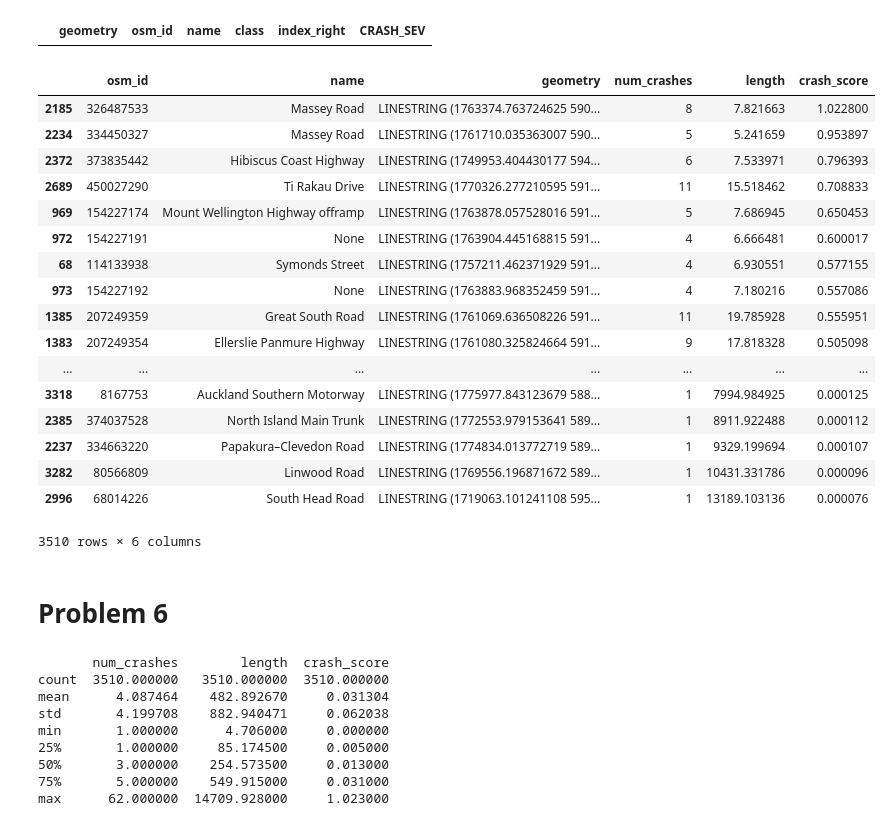
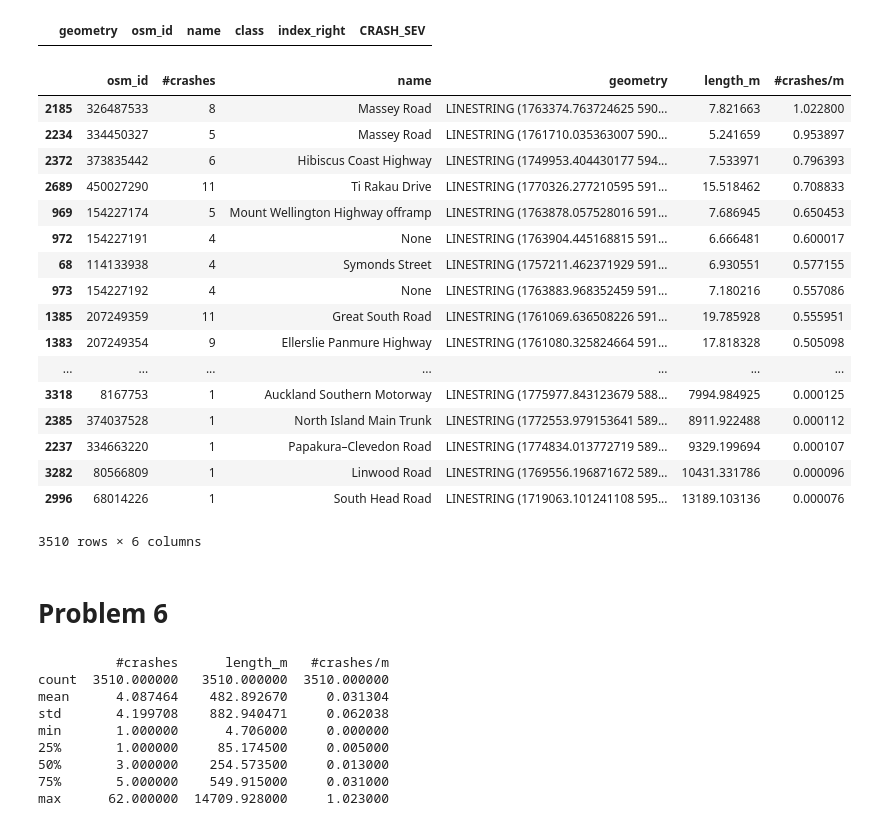
Before and after one commit to araichev/pyclub, a Jupyter notebook: homework_solutions/homework_05_solutions.ipynb, the cells around one changed output. Drawn from its saved outputs; the diff is of its cells as text; code cells hidden in the pictures.

```diff
--- a/homework_solutions/homework_05_solutions.ipynb
+++ b/homework_solutions/homework_05_solutions.ipynb
@@ -163,41 +154,39 @@ f[f['osm_id'] == oid]
 # %%
 # Assign crash scores to roads
 
-f['num_crashes'] = 1
-#s = {'M': 1, 'S': 2, 'F': 3}
-#f['num_crashes_weighted'] = f['CRASH_SEV'].map(s)
+f['#crashes'] = 1
 
 g = f.groupby('osm_id').agg({
     'geometry': 'first',
     'name': 'first',
-    'num_crashes': 'sum',
+    '#crashes': 'sum',
 #    'num_crashes_weighted': 'sum',
     }).reset_index()
 
 g = gpd.GeoDataFrame(g, crs=CRS_NZTM)  # Lost the geodataframe during the groupby
-g['length'] = g['geometry'].length
-g['crash_score'] = g['num_crashes']/g['length']
-g = g.sort_values('crash_score', ascending=False)
+g['length_m'] = g['geometry'].length
+g['#crashes/m'] = g['#crashes']/g['length_m']
+g = g.sort_values('#crashes/m', ascending=False)
 crashy_roads = g.copy()
 g
 # %% [output]
-|  | osm_id | name | geometry | num_crashes | length | crash_score |
-| 2185 | 326487533 | Massey Road | LINESTRING (1763374.763724625 590... | 8 | 7.821663 | 1.022800 |
-| 2234 | 334450327 | Massey Road | LINESTRING (1761710.035363007 590... | 5 | 5.241659 | 0.953897 |
-| 2372 | 373835442 | Hibiscus Coast Highway | LINESTRING (1749953.404430177 594... | 6 | 7.533971 | 0.796393 |
-| 2689 | 450027290 | Ti Rakau Drive | LINESTRING (1770326.277210595 591... | 11 | 15.518462 | 0.708833 |
-| 969 | 154227174 | Mount Wellington Highway offramp | LINESTRING (1763878.057528016 591... | 5 | 7.686945 | 0.650453 |
-| 972 | 154227191 | None | LINESTRING (1763904.445168815 591... | 4 | 6.666481 | 0.600017 |
-| 68 | 114133938 | Symonds Street | LINESTRING (1757211.462371929 591... | 4 | 6.930551 | 0.577155 |
-| 973 | 154227192 | None | LINESTRING (1763883.968352459 591... | 4 | 7.180216 | 0.557086 |
-| 1385 | 207249359 | Great South Road | LINESTRING (1761069.636508226 591... | 11 | 19.785928 | 0.555951 |
-| 1383 | 207249354 | Ellerslie Panmure Highway | LINESTRING (1761080.325824664 591... | 9 | 17.818328 | 0.505098 |
+|  | osm_id | #crashes | name | geometry | length_m | #crashes/m |
+| 2185 | 326487533 | 8 | Massey Road | LINESTRING (1763374.763724625 590... | 7.821663 | 1.022800 |
+| 2234 | 334450327 | 5 | Massey Road | LINESTRING (1761710.035363007 590... | 5.241659 | 0.953897 |
+| 2372 | 373835442 | 6 | Hibiscus Coast Highway | LINESTRING (1749953.404430177 594... | 7.533971 | 0.796393 |
+| 2689 | 450027290 | 11 | Ti Rakau Drive | LINESTRING (1770326.277210595 591... | 15.518462 | 0.708833 |
+| 969 | 154227174 | 5 | Mount Wellington Highway offramp | LINESTRING (1763878.057528016 591... | 7.686945 | 0.650453 |
+| 972 | 154227191 | 4 | None | LINESTRING (1763904.445168815 591... | 6.666481 | 0.600017 |
+| 68 | 114133938 | 4 | Symonds Street | LINESTRING (1757211.462371929 591... | 6.930551 | 0.577155 |
+| 973 | 154227192 | 4 | None | LINESTRING (1763883.968352459 591... | 7.180216 | 0.557086 |
+| 1385 | 207249359 | 11 | Great South Road | LINESTRING (1761069.636508226 591... | 19.785928 | 0.555951 |
+| 1383 | 207249354 | 9 | Ellerslie Panmure Highway | LINESTRING (1761080.325824664 591... | 17.818328 | 0.505098 |
 | ... | ... | ... | ... | ... | ... | ... |
-| 3318 | 8167753 | Auckland Southern Motorway | LINESTRING (1775977.843123679 588... | 1 | 7994.984925 | 0.000125 |
-| 2385 | 374037528 | North Island Main Trunk | LINESTRING (1772553.979153641 589... | 1 | 8911.922488 | 0.000112 |
-| 2237 | 334663220 | Papakura–Clevedon Road | LINESTRING (1774834.013772719 589... | 1 | 9329.199694 | 0.000107 |
-| 3282 | 80566809 | Linwood Road | LINESTRING (1769556.196871672 589... | 1 | 10431.331786 | 0.000096 |
-| 2996 | 68014226 | South Head Road | LINESTRING (1719063.101241108 595... | 1 | 13189.103136 | 0.000076 |
+| 3318 | 8167753 | 1 | Auckland Southern Motorway | LINESTRING (1775977.843123679 588... | 7994.984925 | 0.000125 |
+| 2385 | 374037528 | 1 | North Island Main Trunk | LINESTRING (1772553.979153641 589... | 8911.922488 | 0.000112 |
+| 2237 | 334663220 | 1 | Papakura–Clevedon Road | LINESTRING (1774834.013772719 589... | 9329.199694 | 0.000107 |
+| 3282 | 80566809 | 1 | Linwood Road | LINESTRING (1769556.196871672 589... | 10431.331786 | 0.000096 |
+| 2996 | 68014226 | 1 | South Head Road | LINESTRING (1719063.101241108 595... | 13189.103136 | 0.000076 |
 3510 rows × 6 columns
 # %% [markdown]
 # Problem 6
@@ -210,11 +199,11 @@ r = gpd.GeoDataFrame(r, crs=CRS_NZTM)  # Lost the geodataframe during rounding
 
 # Color
 print(r.describe())
-cuts = [0] + [r['crash_score'].quantile(k/100) for k in [25, 50, 75, 98, 100]]
+cuts = [0] + [r['#crashes/m'].quantile(k/100) for k in [25, 50, 75, 98, 100]]
 
 colors = reversed(['#d7191c', '#d7191c','#fdae61','#ffffbf','#abdda4','#2b83ba'])
 scale = spectra.scale(colors).colorspace('lch').domain(cuts)
-r['stroke'] = r['crash_score'].map(
+r['stroke'] = r['#crashes/m'].map(
   lambda x: scale(x).hexcode)
 
 # Thickness
@@ -231,7 +220,7 @@ with path.open('w') as tgt:
 # with path.open('w') as tgt:
 #     tgt.write(geo)
 # %% [output]
-       num_crashes        length  crash_score
+          #crashes      length_m   #crashes/m
 count  3510.000000   3510.000000  3510.000000
 mean      4.087464    482.892670     0.031304
 std       4.199708    882.940471     0.062038
```
Also changed, not shown: parts of 5 cells of this notebook, 2 other files.
